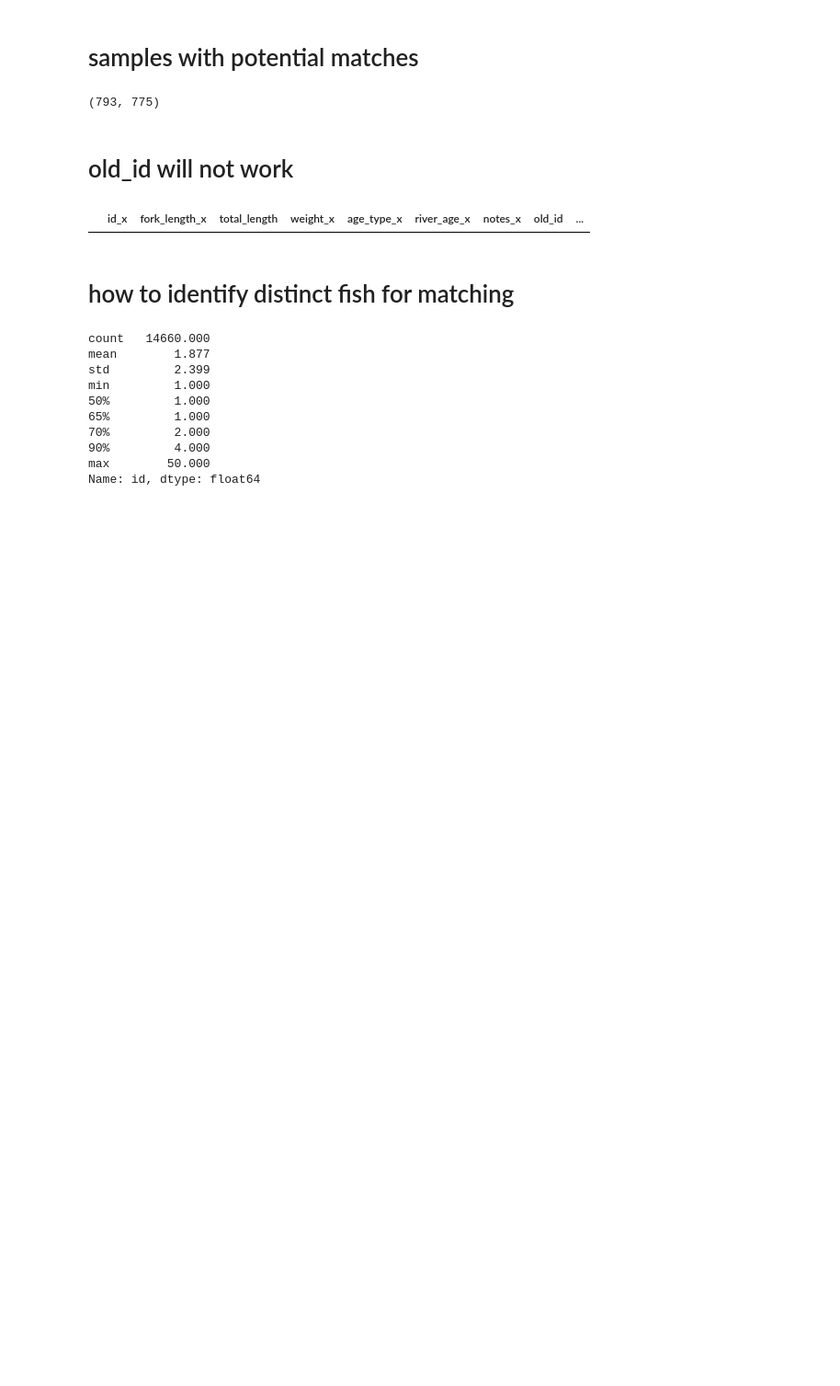
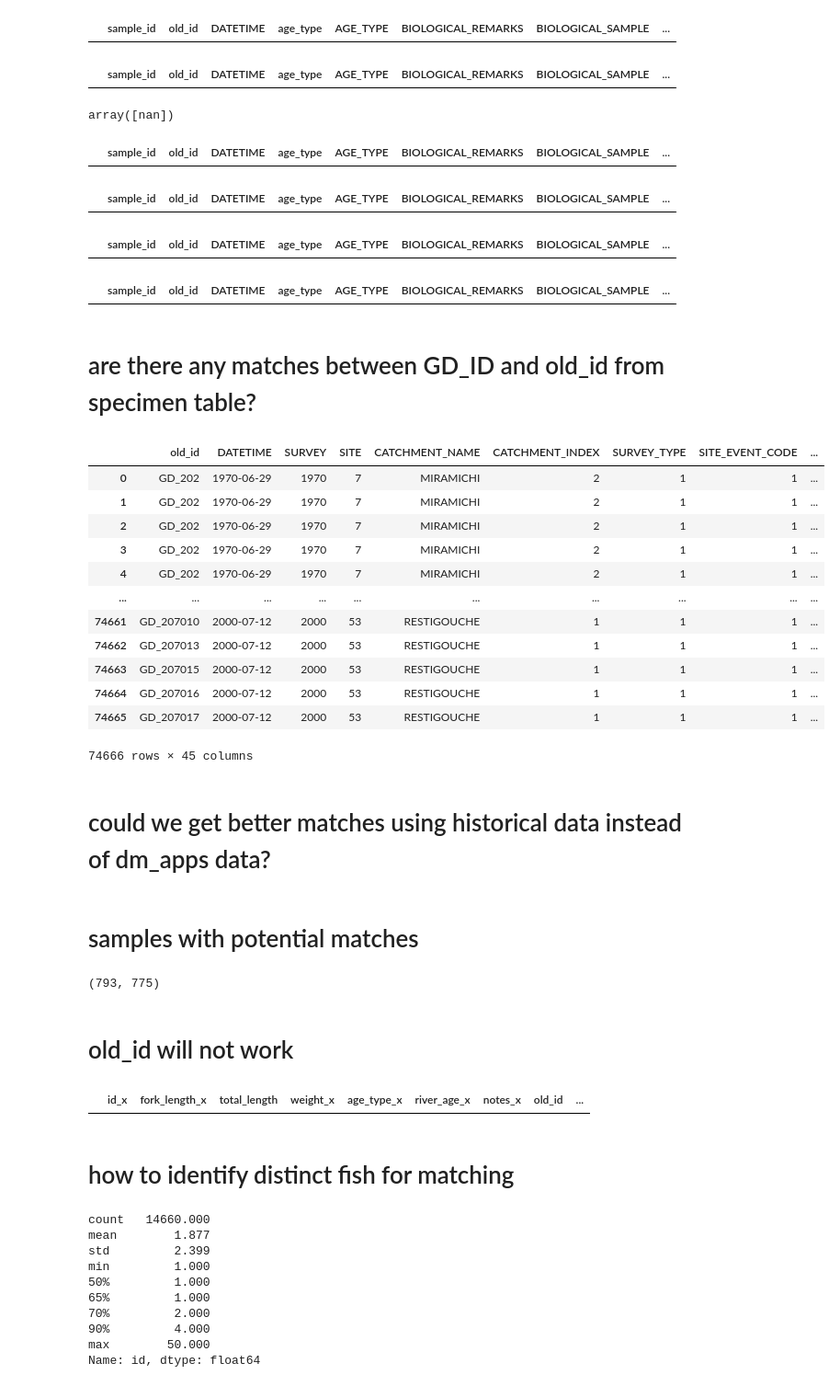
Before and after one commit to dfo-gulf-science/TrapNet-EDA, a Jupyter notebook: Trapnet Historical Data.ipynb, the cells around one changed output. Shown at 92% size. Saved outputs shown, nothing was run; the diff lists cells and outputs as text; code cells hidden in the pictures; blank space fills up the shorter version.

Commit message:
comparing archive and dm apps historical data

```diff
--- a/Trapnet Historical Data.ipynb
+++ b/Trapnet Historical Data.ipynb
@@ -36,3 +36,9 @@ df_spec = df_spec.drop(unmatchable_spec, axis=1).loc[:, df_spec.nunique() > 1]
 # cast to int where appropriate
 df_hist[['fork_length', 'sex_id']] = df_hist[['fork_length', 'sex_id']].astype('Int64')
 df_spec[['fork_length', 'sex_id']] = df_spec[['fork_length', 'sex_id']].astype('Int64')
+# %%
+# archived fish data
+df_archive = pd.read_csv(r'.\csv\fish_data.csv', low_memory=False)
+df_archive['DATETIME'] = pd.to_datetime(df_archive['SITE_EVENT_DATE'].str.split(' ', expand=True)[0], format='%d/%m/%Y')
+df_archive['old_id'] = 'GD_' + df_archive['GD_ID'].astype(str)
+df_archive = df_archive[['old_id', 'DATETIME'] + [x for x in df_archive.columns if x not in ['SITE_EVENT_DATE', 'DATETIME', 'old_id']]]
@@ -38,0 +105,53 @@ df_spec[['fork_length', 'sex_id']] = df_spec[['fork_length', 'sex_id']].astype('
+# %%
+# Age Type is always the same
+df_merged[df_merged.AGE_TYPE.fillna(0) != df_merged.age_type.map({1:'SCALE', 2:'LGTHFREQ'}).fillna(0)]
+# %% [output]
+|  | sample_id | old_id | DATETIME | age_type | AGE_TYPE | BIOLOGICAL_REMARKS | BIOLOGICAL_SAMPLE | ... |
+# %%
+# fork length is always the same
+df_merged[df_merged.fork_length.fillna(0) != df_merged.FORK_LENGTH.fillna(0).astype(int)]
+# %% [output]
+|  | sample_id | old_id | DATETIME | age_type | AGE_TYPE | BIOLOGICAL_REMARKS | BIOLOGICAL_SAMPLE | ... |
+# %%
+# nope.
+df_merged.MATURITY.unique()
+# %% [output]
+array([nan])
+# %%
+# Sex is always the same
+df_merged[df_merged.SEX.fillna('U') != df_merged.sex_id.fillna(0).map({0: 'U', 1:'M', 2:'F'})]
+# %% [output]
+|  | sample_id | old_id | DATETIME | age_type | AGE_TYPE | BIOLOGICAL_REMARKS | BIOLOGICAL_SAMPLE | ... |
+# %%
+# total length is always the same
+df_merged[df_merged.total_length.fillna(0) != df_merged.TOTAL_LENGTH.fillna(0)]
+# %% [output]
+|  | sample_id | old_id | DATETIME | age_type | AGE_TYPE | BIOLOGICAL_REMARKS | BIOLOGICAL_SAMPLE | ... |
+# %%
+# weight is always the same
+df_merged[df_merged.weight.fillna(0) != df_merged.WEIGHT.fillna(0)]
+# %% [output]
+|  | sample_id | old_id | DATETIME | age_type | AGE_TYPE | BIOLOGICAL_REMARKS | BIOLOGICAL_SAMPLE | ... |
+# %%
+# weight is always the same
+df_merged[df_merged.river_age.fillna(0) != df_merged.RIVER_AGE.fillna(0)]
+# %% [output]
+|  | sample_id | old_id | DATETIME | age_type | AGE_TYPE | BIOLOGICAL_REMARKS | BIOLOGICAL_SAMPLE | ... |
+# %% [markdown]
+# are there any matches between GD_ID and old_id from specimen table?
+# %%
+pd.merge(df_archive, df_spec, on='old_id')
+# %% [output]
+|  | old_id | DATETIME | SURVEY | SITE | CATCHMENT_NAME | CATCHMENT_INDEX | SURVEY_TYPE | SITE_EVENT_CODE | ... |
+| 0 | GD_202 | 1970-06-29 | 1970 | 7 | MIRAMICHI | 2 | 1 | 1 | ... |
+| 1 | GD_202 | 1970-06-29 | 1970 | 7 | MIRAMICHI | 2 | 1 | 1 | ... |
+| 2 | GD_202 | 1970-06-29 | 1970 | 7 | MIRAMICHI | 2 | 1 | 1 | ... |
+| 3 | GD_202 | 1970-06-29 | 1970 | 7 | MIRAMICHI | 2 | 1 | 1 | ... |
+| 4 | GD_202 | 1970-06-29 | 1970 | 7 | MIRAMICHI | 2 | 1 | 1 | ... |
+| ... | ... | ... | ... | ... | ... | ... | ... | ... | ... |
+| 74661 | GD_207010 | 2000-07-12 | 2000 | 53 | RESTIGOUCHE | 1 | 1 | 1 | ... |
+| 74662 | GD_207013 | 2000-07-12 | 2000 | 53 | RESTIGOUCHE | 1 | 1 | 1 | ... |
+| 74663 | GD_207015 | 2000-07-12 | 2000 | 53 | RESTIGOUCHE | 1 | 1 | 1 | ... |
+| 74664 | GD_207016 | 2000-07-12 | 2000 | 53 | RESTIGOUCHE | 1 | 1 | 1 | ... |
+| 74665 | GD_207017 | 2000-07-12 | 2000 | 53 | RESTIGOUCHE | 1 | 1 | 1 | ... |
+74666 rows × 45 columns
@@ -39,3 +160,5 @@ df_spec[['fork_length', 'sex_id']] = df_spec[['fork_length', 'sex_id']].astype('
+# %% [markdown]
+# could we get better matches using historical data instead of dm_apps data?
 # %% [markdown]
 # samples with potential matches
 # %%
```
Also changed, not shown: parts of 20 cells of this notebook.
